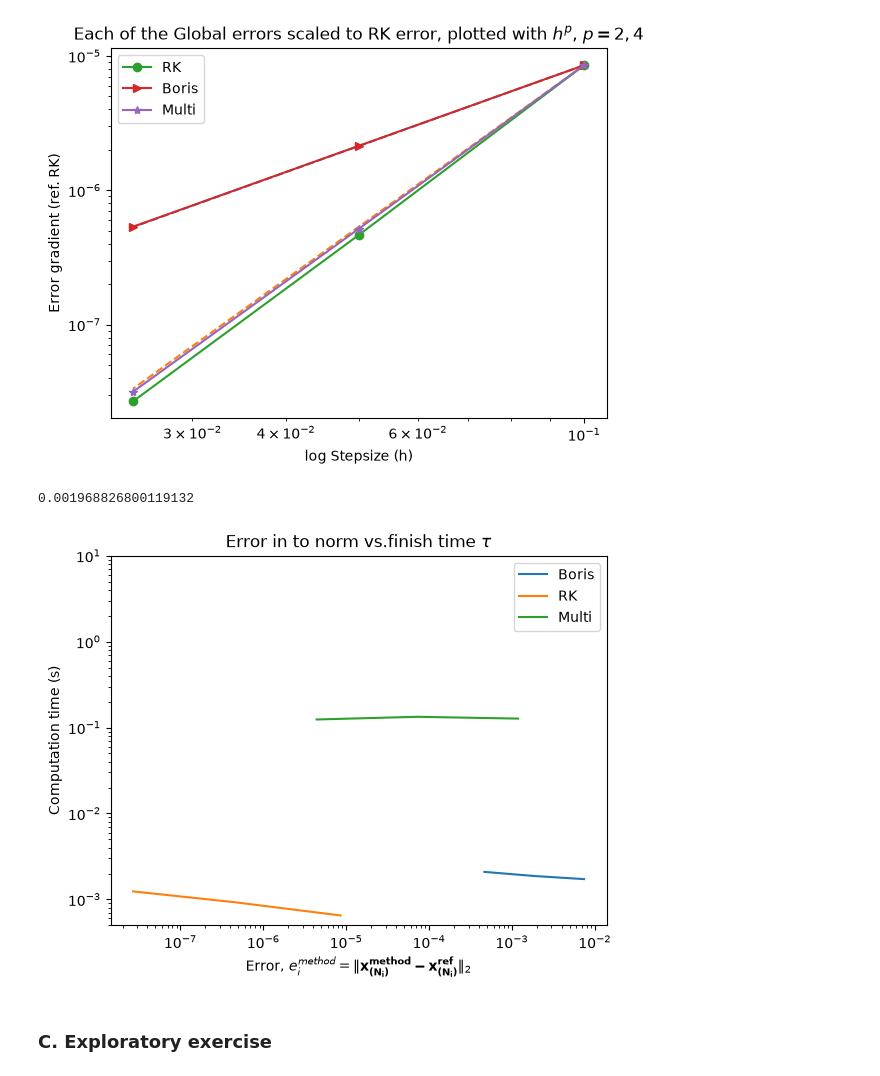
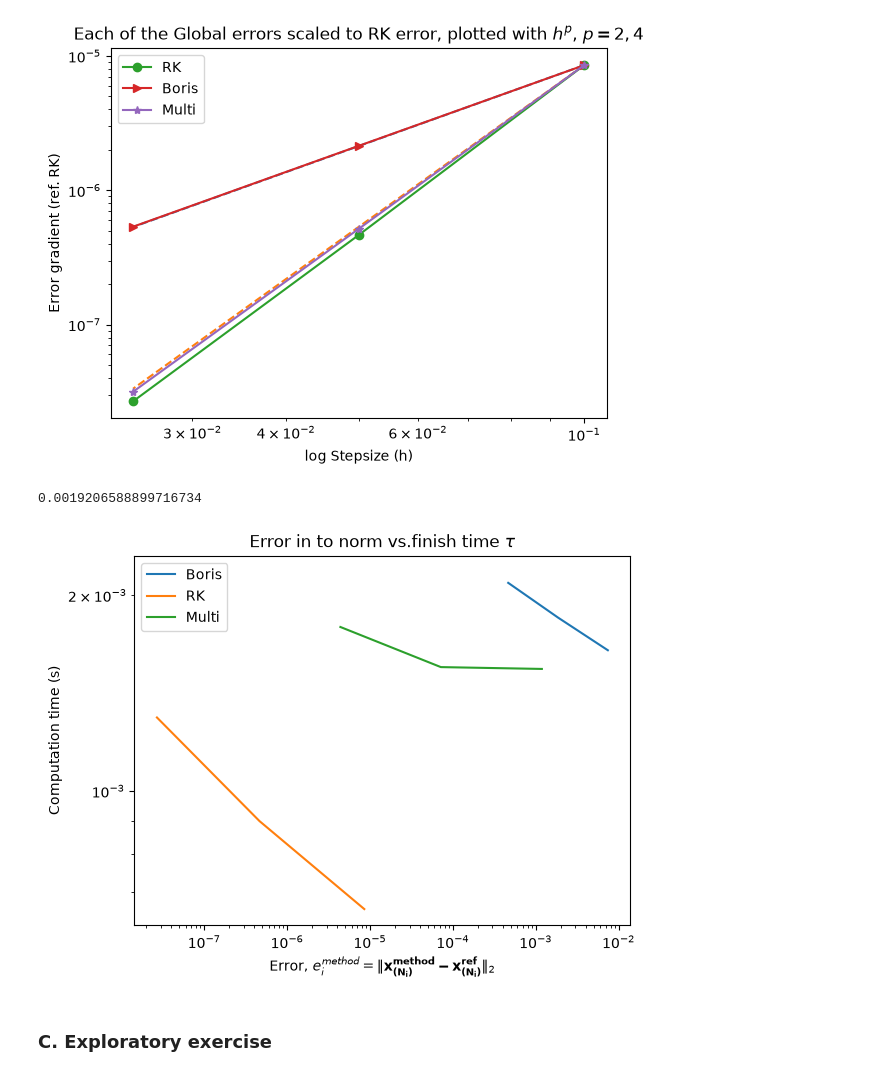
Before and after one commit to einaraarnaes/Project_2_TMA4215, a Jupyter notebook: report.ipynb, the cells around one changed output. Saved outputs shown, nothing was run; the diff lists cells and outputs as text; code cells hidden in the pictures.

```diff
--- a/report.ipynb
+++ b/report.ipynb
@@ -496,7 +525,7 @@ from time import perf_counter
 h = 0.1
 h_i = np.array([1,h,h/2,h/4])
 T = 100
-n_rep = 1000
+n_rep = 10000
 # %%
 #Time taking 2D
 
@@ -596,19 +625,19 @@ plt.show()
 # %%
 #Work precition diagram
 print(pi_i_Boris_2D[0])
 plt.figure()
 plt.title(r"Error in to norm vs.finish time $\tau$")
 plt.xlabel(r"Error, $e_i^{method} = \|\mathbf{x_{(N_i)}^{method}-x_{(N_i)}^{ref}}\|_2$")
 plt.ylabel("Computation time (s)")
 plt.loglog(e_i_Boris_2D[1:],pi_i_Boris_2D[1:], label = "Boris")
 plt.loglog(e_i_RK_2D[1:],pi_i_RK_2D[1:], label = "RK")
 plt.loglog(e_i_multi_2D[1:],pi_i_multi_2D[1:], label = "Multi")
-plt.ylim(None,10)
+plt.ylim(None,0.0023)
 plt.legend()
 plt.show()
 # %% [output]
-0.001968826800119132
+0.0019206588899716734
-[figure, old version]
+[figure, new version]
 # %% [markdown]
 ### C. Exploratory exercise
 # %% [markdown]
```
Also changed, not shown: parts of 6 cells of this notebook.
